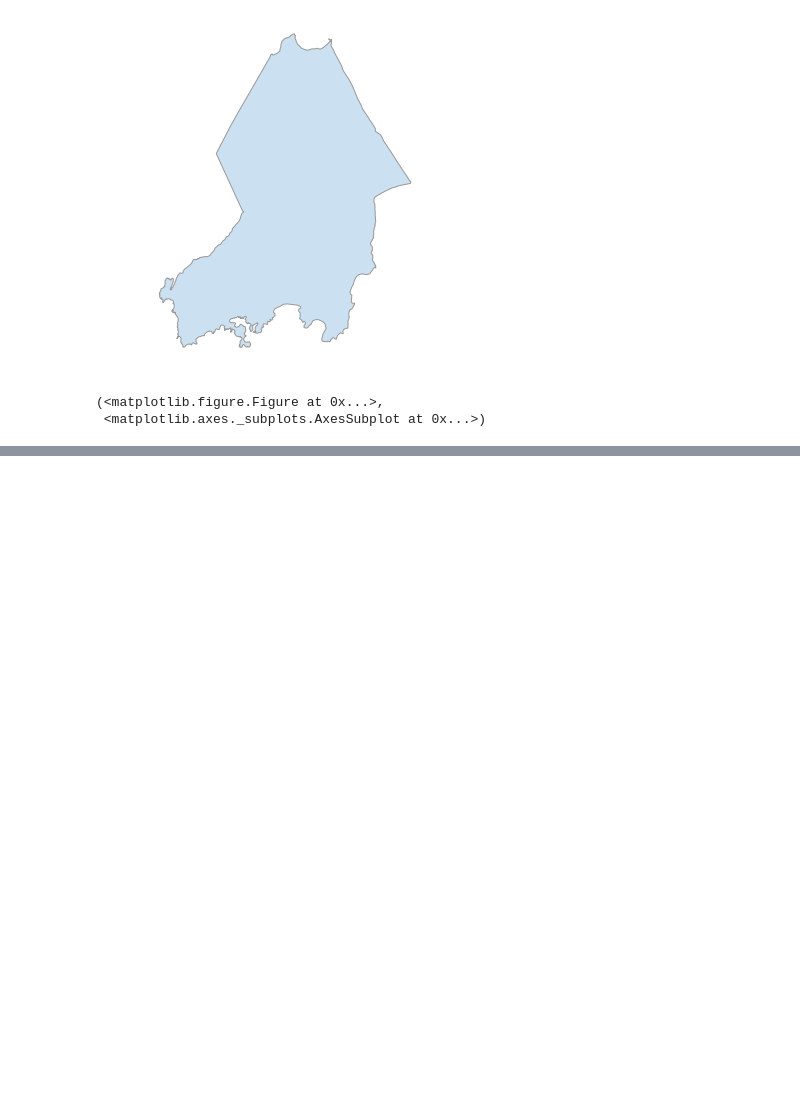
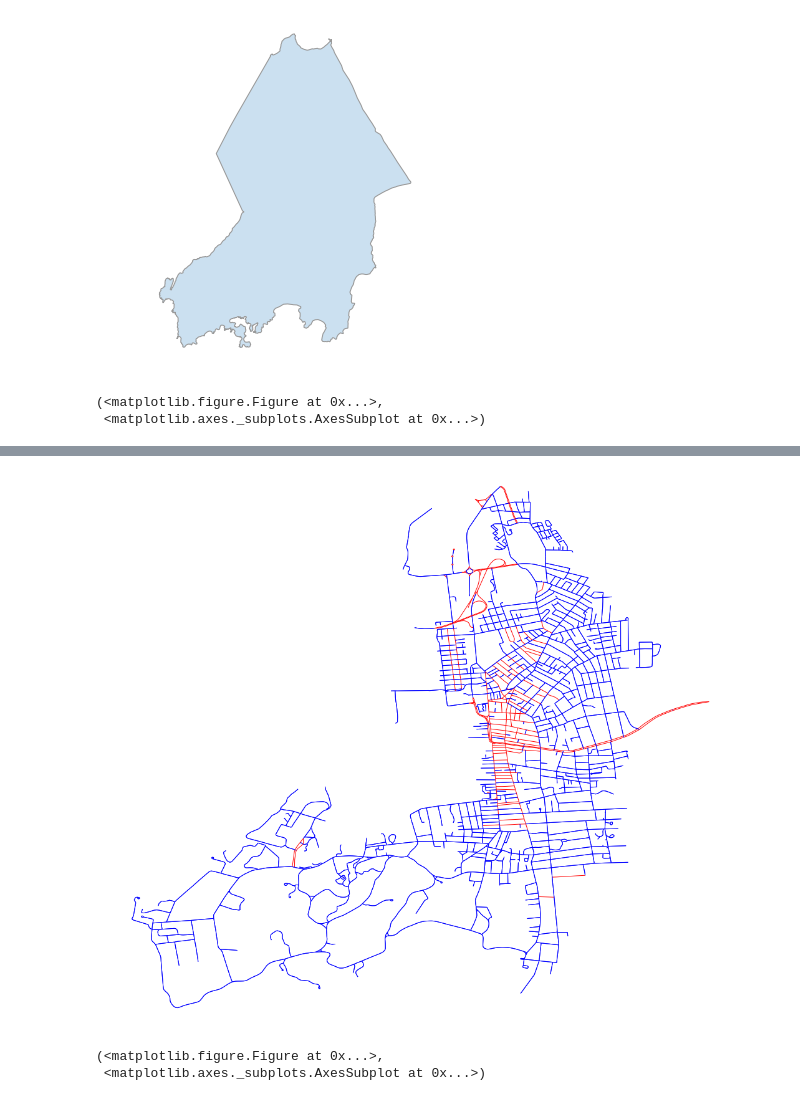
Before and after one commit to NewportDataProject/Python_OSM, a Jupyter notebook: jupyter/simple-plots.ipynb, the cells around one changed output, grey strips where cells are left out. Drawn from its saved outputs; the diff is of its cells as text; code cells hidden in the pictures; blank space fills up the shorter version.

```diff
--- a/jupyter/simple-plots.ipynb
+++ b/jupyter/simple-plots.ipynb
@@ -28,0 +40,7 @@ max(btwn_streets.values())
+# %%
+ec = ['r' if data['oneway'] else 'b' for u, v, key, data in streets.edges(keys=True, data=True)]
+ox.plot_graph(streets, node_size=0, edge_color=ec,fig_height=16)
+# %% [output]
+[figure, added]
+(<matplotlib.figure.Figure at 0x...>,
+ <matplotlib.axes._subplots.AxesSubplot at 0x...>)
```
Also changed, not shown: parts of 12 cells of this notebook, 7 other files.
